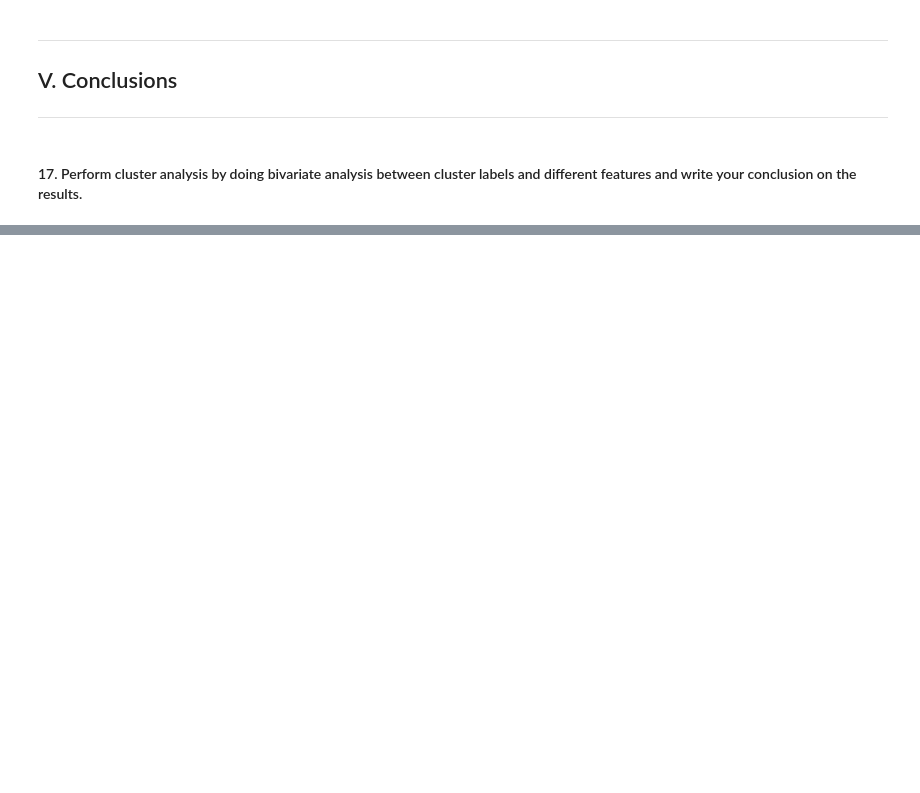
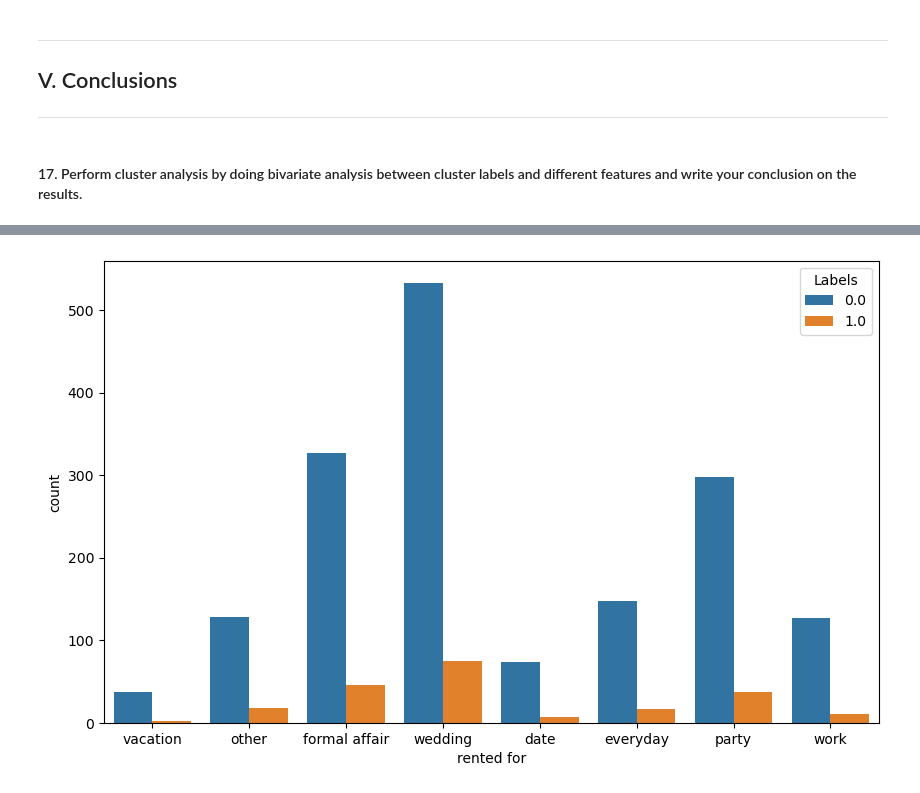
Before and after one commit to AHSGit/Abdul_Project-2_Python-for-DS, a Jupyter notebook: Unsupervised Learning - Graded Project 2.ipynb, the cells around one changed output, grey strips where cells are left out. Cells and saved outputs as stored; diff of their text form; code cells hidden in the pictures; blank space fills up the shorter version.

```diff
--- a/Unsupervised Learning - Graded Project 2.ipynb
+++ b/Unsupervised Learning - Graded Project 2.ipynb
@@ -517,0 +615,6 @@ for i in range(2,6):
+# %%
+plt.figure(figsize=[10, 6])
+sns.countplot(df_hier['rented for'], hue='Labels', data=df_hier)
+plt.show()
+# %% [output]
+[figure, added]
```
Also changed, not shown: parts of 46 cells of this notebook, 1 other file.
